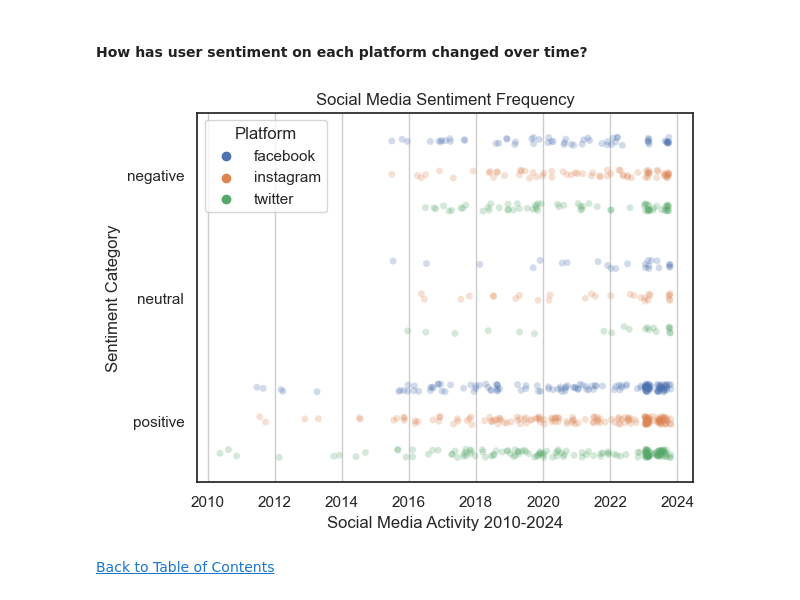
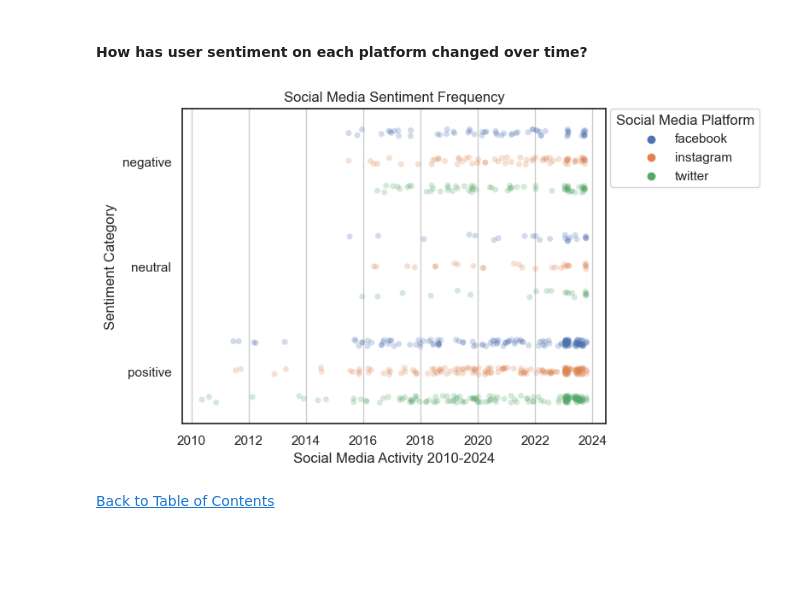
Before and after one commit to jasondo-da/Social_Media_Analysis, a Jupyter notebook: social_media_sentiments_analysis.ipynb, the cells around one changed output. Drawn from its saved outputs; the diff is of its cells as text; code cells hidden in the pictures; blank space fills up the shorter version.

Commit message:
Add files via upload
Adding context to charts

```diff
--- a/social_media_sentiments_analysis.ipynb
+++ b/social_media_sentiments_analysis.ipynb
@@ -1211,22 +1263,29 @@ plt.show()
 # %% [markdown]
 #### How has user sentiment on each platform changed over time?
 # %%
+# Creating a stripplot to gauge post frequency from 2010 to 2023
 sns.stripplot(data=sm,
               x='timestamp',
               hue='platform',
               y='sentiment',
               dodge=True,
               alpha=.25,
               zorder=1)
 
 plt.title('Social Media Sentiment Frequency')
 plt.xlabel('Social Media Activity 2010-2024')
 plt.ylabel('Sentiment Category')
-plt.legend(title='Platform')
+
+plt.legend(title='Social Media Platform',
+           loc=[1.01, 0.75])
 plt.grid(axis='x')
 plt.show()
+
+# Based on this chart, it shows a heavy lack of negative and neutral posts from 2010 to 2015,
+# possibly indicating a recording error during that period. However, aside from that issue, there
+# seems to be a heavy increase in positive posts from about 2018 to 2022 before exponentially increasing by the end of 2023.
 # %% [output]
-[figure, old version]
+[figure, new version]
 # %% [markdown]
 [Back to Table of Contents](#back)
 # %% [markdown]
```
Also changed, not shown: parts of 20 cells of this notebook.
